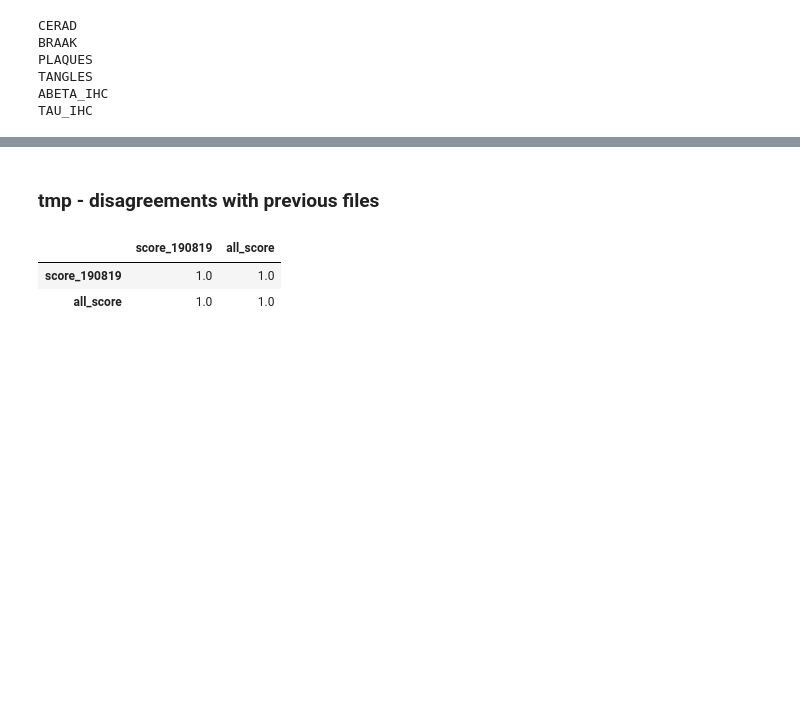
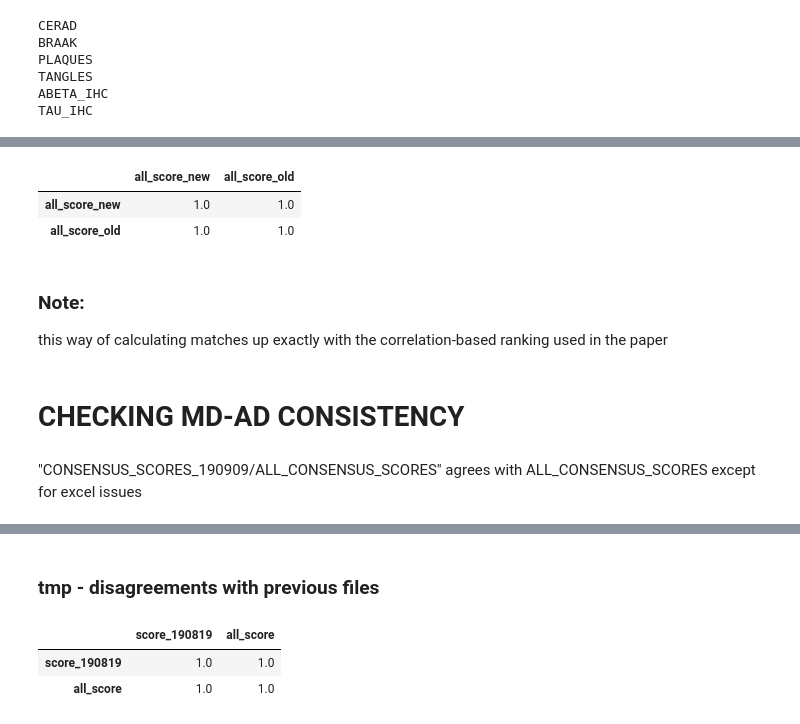
Before and after one commit to suinleelab/MD-AD, a Jupyter notebook: Analyses_Top_Genes/TMP_CLEAN_MAYBE_final_genes_from_correlations-Copy1.ipynb, the cells around one changed output, grey strips where cells are left out. Saved outputs shown, nothing was run; the diff lists cells and outputs as text; code cells hidden in the pictures; blank space fills up the shorter version.

```diff
--- a/Analyses_Top_Genes/TMP_CLEAN_MAYBE_final_genes_from_correlations-Copy1.ipynb
+++ b/Analyses_Top_Genes/TMP_CLEAN_MAYBE_final_genes_from_correlations-Copy1.ipynb
@@ -20,5 +23,5 @@ from functools import reduce
 # %%
-with h5py.File("../../MTL_variable_tasks/data/MTL_data/ACT_MSBBRNA_ROSMAP.h5", 'r') as hf:
+with h5py.File("../../md-ad_public_repo_data/DATA/MTL_data/ACT_MSBBRNA_ROSMAP.h5", 'r') as hf:
     gene_symbols = hf["gene_symbols"][:].astype(str)
     ge = hf["ge"][:]
     Y = hf["labels"][:]
@@ -95,2 +76,17 @@ for col in RANK_DF.columns:
 # %%
 RANK_DF.to_csv("correlation_based_rankings.csv")
+# %%
+orig = pd.read_csv("paper_results/finalgenes_190819/percentiles/all_corrs.rnk", names=["gene", "all_score"], delimiter="\t")
+# %%
+RANK_DF[["gene","all_score"]].merge(orig, on="gene", suffixes=("_new", "_old")).corr()
+# %% [output]
+|  | all_score_new | all_score_old |
+| all_score_new | 1.0 | 1.0 |
+| all_score_old | 1.0 | 1.0 |
+# %% [markdown]
+### Note:
+this way of calculating matches up exactly with the correlation-based ranking used in the paper
+# %% [markdown]
+# CHECKING MD-AD CONSISTENCY
+# %% [markdown]
+"CONSENSUS_SCORES_190909/ALL_CONSENSUS_SCORES" agrees with ALL_CONSENSUS_SCORES except for excel issues
```
Also changed, not shown: parts of 12 cells of this notebook, 44 other files.
